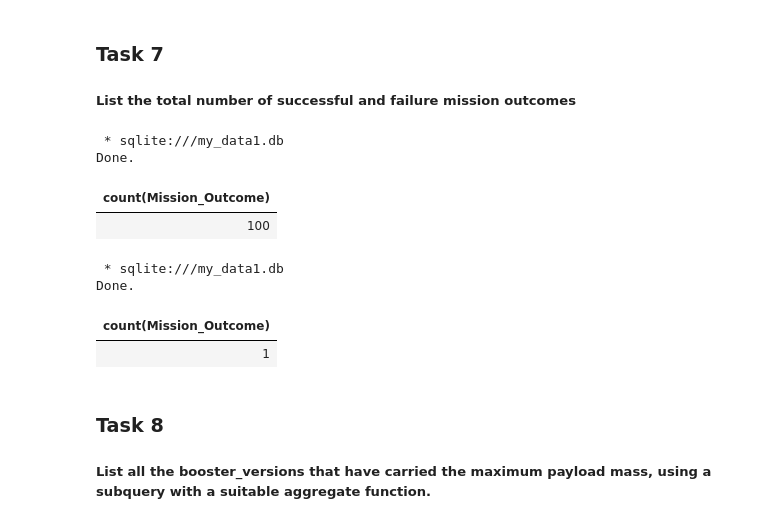
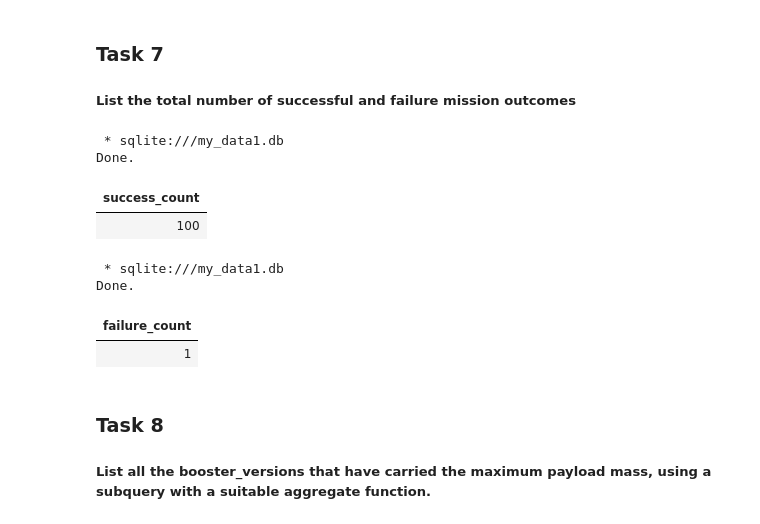
Before and after one commit to Omar-Seif/SpaceY, a Jupyter notebook: eda-sql.ipynb, the cells around one changed output. Saved outputs shown, nothing was run; the diff lists cells and outputs as text; code cells hidden in the pictures.

```diff
--- a/eda-sql.ipynb
+++ b/eda-sql.ipynb
@@ -337,19 +329,19 @@ Done.
 ##### List the total number of successful and failure mission outcomes
 # %%
 %%sql
-select count(Mission_Outcome) from SPACEXTBL where Mission_Outcome like 'Success%'
+select count(Mission_Outcome) as success_count from SPACEXTBL where Mission_Outcome like 'Success%'
 # %% [output]
  * sqlite:///my_data1.db
 Done.
-| count(Mission_Outcome) |
+| success_count |
 | 100 |
 # %%
 %%sql
-select count(Mission_Outcome) from SPACEXTBL where Mission_Outcome like 'Failure%'
+select count(Mission_Outcome) as failure_count from SPACEXTBL where Mission_Outcome like 'Failure%'
 # %% [output]
  * sqlite:///my_data1.db
 Done.
-| count(Mission_Outcome) |
+| failure_count |
 | 1 |
 # %% [markdown]
 ### Task 8
```
Also changed, not shown: parts of 2 cells of this notebook, 2 other files.
